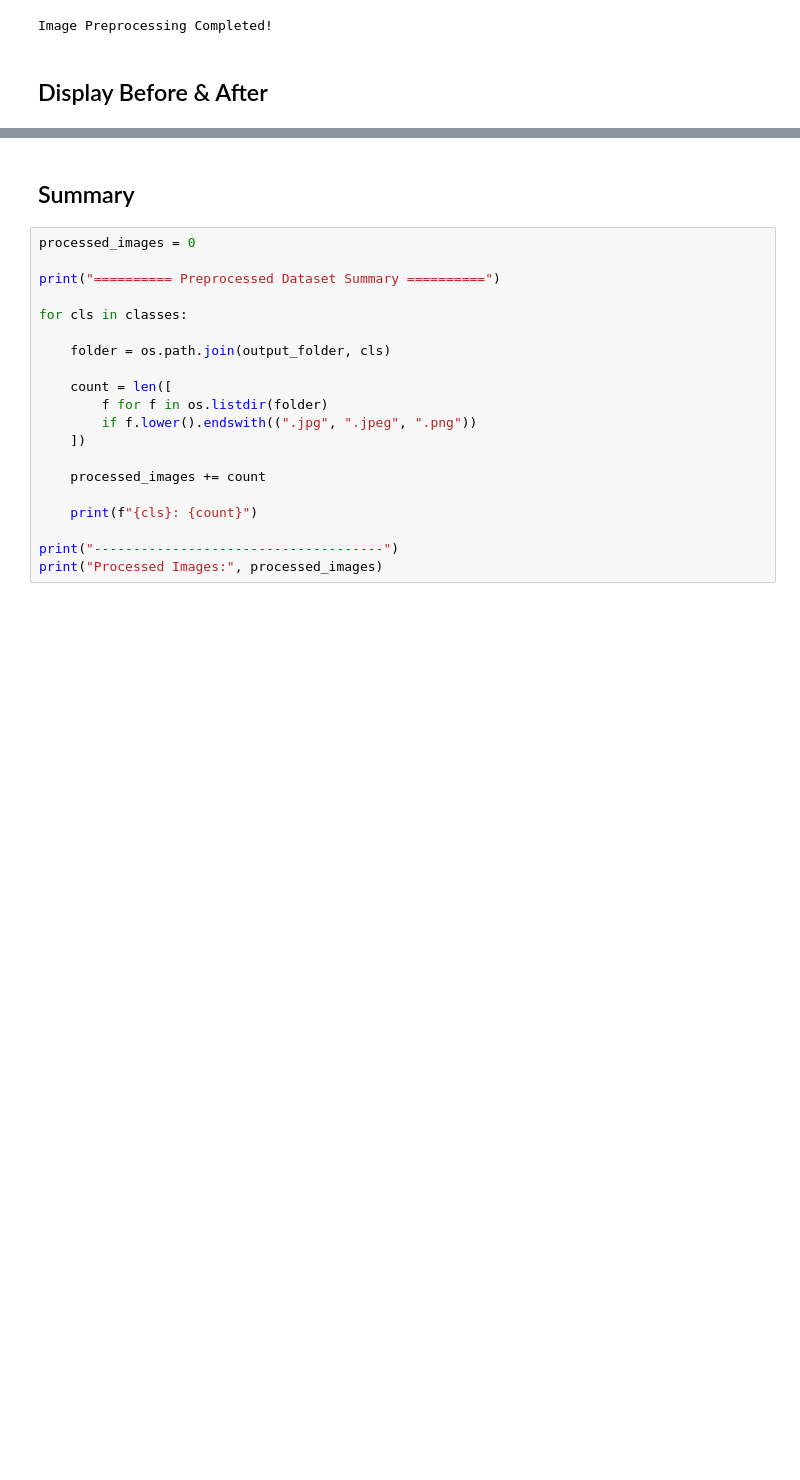
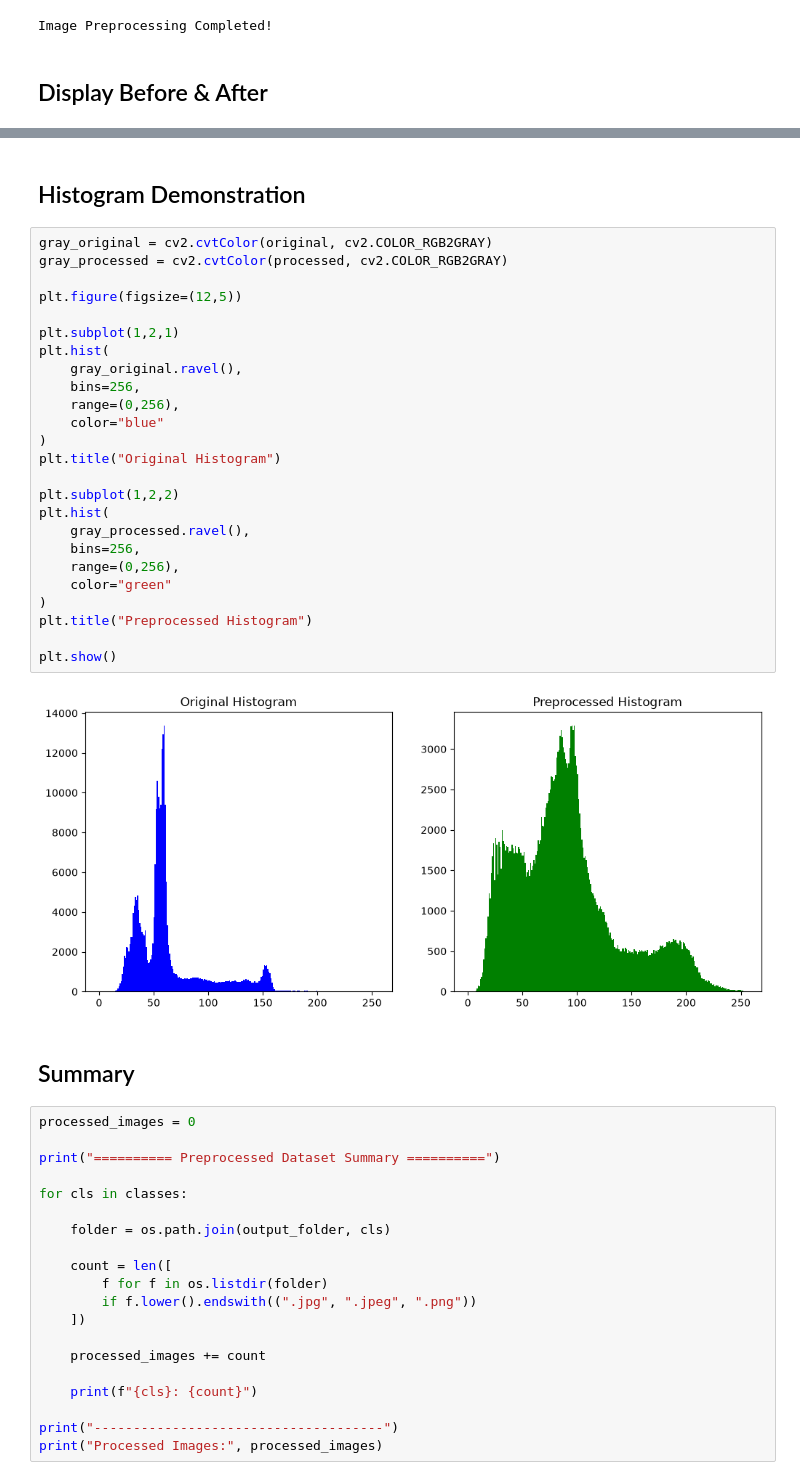
Before and after one commit to AlexHong04/Image-Processing, a Jupyter notebook: Student1-Image Acquisition & Pre-processing/ImagePreprocessing.ipynb, the cells around one changed output, grey strips where cells are left out. Saved outputs shown, nothing was run; the diff lists cells and outputs as text; blank space fills up the shorter version.

```diff
--- a/Student1-Image Acquisition & Pre-processing/ImagePreprocessing.ipynb
+++ b/Student1-Image Acquisition & Pre-processing/ImagePreprocessing.ipynb
@@ -173,3 +260,32 @@ True
+# %% [markdown]
+## Histogram Demonstration
+# %%
+gray_original = cv2.cvtColor(original, cv2.COLOR_RGB2GRAY)
+gray_processed = cv2.cvtColor(processed, cv2.COLOR_RGB2GRAY)
+
+plt.figure(figsize=(12,5))
+
+plt.subplot(1,2,1)
+plt.hist(
+    gray_original.ravel(),
+    bins=256,
+    range=(0,256),
+    color="blue"
+)
+plt.title("Original Histogram")
+
+plt.subplot(1,2,2)
+plt.hist(
+    gray_processed.ravel(),
+    bins=256,
+    range=(0,256),
+    color="green"
+)
+plt.title("Preprocessed Histogram")
+
+plt.show()
+# %% [output]
+[figure, added]
 # %% [markdown]
 ## Summary
 # %%
```
Also changed, not shown: parts of 6 cells of this notebook, 2 other files.
